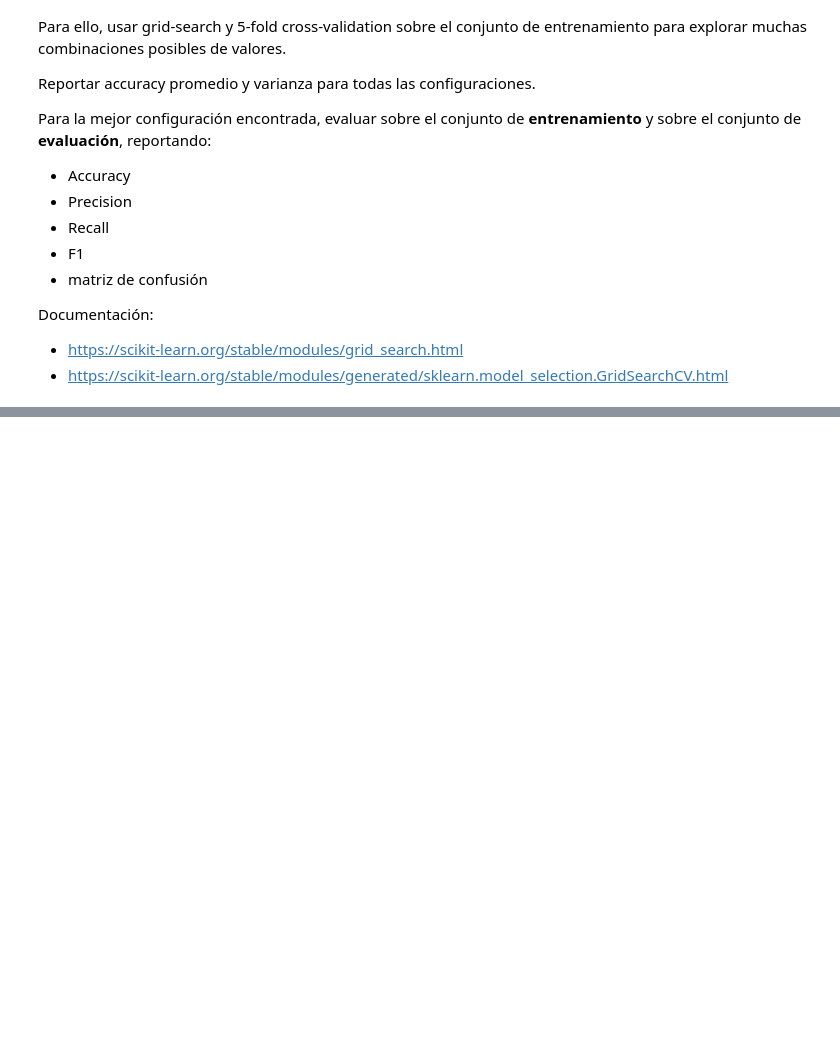
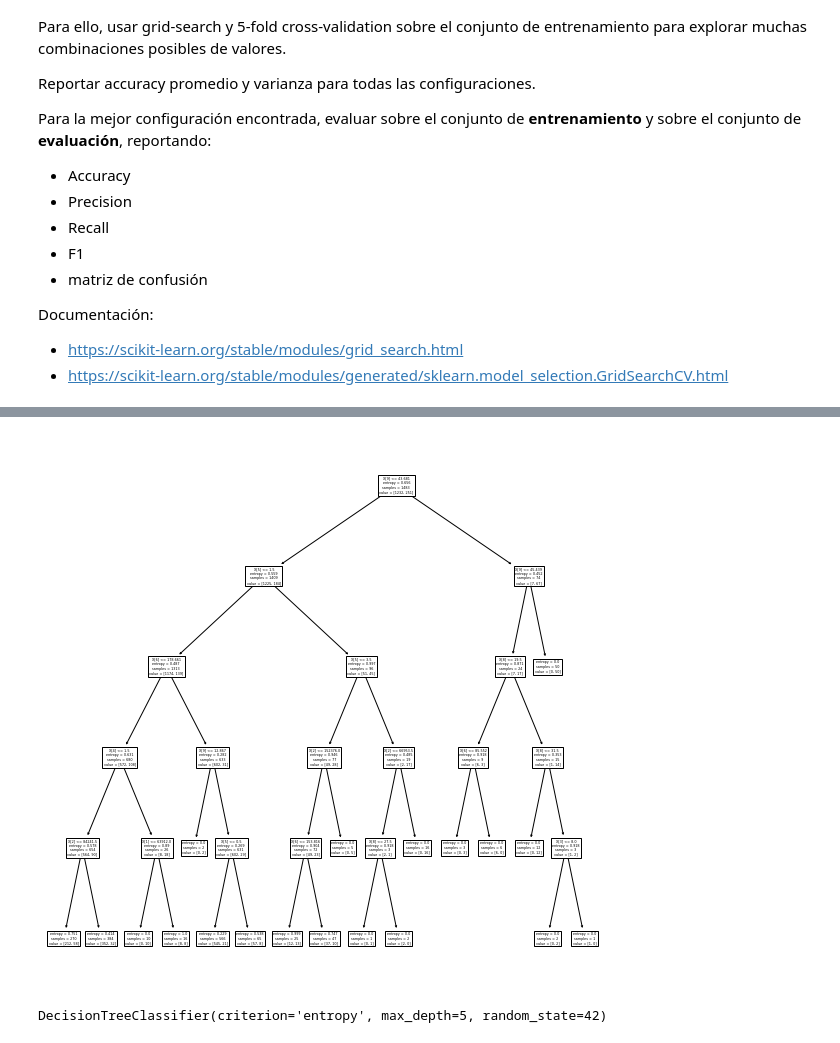
Before and after one commit to mauroeparis/introAprendizajeAutomatico, a Jupyter notebook: mauro_lab2.ipynb, the cells around one changed output, grey strips where cells are left out. Saved outputs shown, nothing was run; the diff lists cells and outputs as text; code cells hidden in the pictures; blank space fills up the shorter version.

```diff
--- a/mauro_lab2.ipynb
+++ b/mauro_lab2.ipynb
@@ -266,24 +369,3 @@ de **entrenamiento** y sobre el conjunto de **evaluación**, reportando:
 Documentación:
 - https://scikit-learn.org/stable/modules/grid_search.html
 - https://scikit-learn.org/stable/modules/generated/sklearn.model_selection.GridSearchCV.html
-# %%
-grid_values = {
-    'criterion': ['gini', 'entropy'],
-    'max_depth': [2, 5, 15, 30],
-    'min_samples_leaf': [1, 2, 3, 5],
-}
-grid_clf_acc = GridSearchCV(
-    clf_tree,
-    param_grid=grid_values,
-    scoring='recall'
-)
-grid_clf_acc.fit(X_train, y_train)
-
-#Predict values based on new parameters
-y_pred_acc = grid_clf_acc.predict(X_test)
-
-# New Model Evaluation metrics
-print('Accuracy Score : ' + str(accuracy_score(y_test,y_pred_acc)))
-print('Precision Score : ' + str(precision_score(y_test,y_pred_acc)))
-print('Recall Score : ' + str(recall_score(y_test,y_pred_acc)))
-print('F1 Score : ' + str(f1_score(y_test,y_pred_acc)))
@@ -294,0 +372,11 @@ F1 Score : 0.6386554621848739
+# %%
+param_grid_tree = {
+    "criterion": ['gini', 'entropy'],
+    "max_depth": [1, 2, 3, 4, 5],
+    "min_samples_split": [2, 3, 4]
+}
+
+clf_tree = DecisionTreeClassifier(random_state=42)
+# %%
+grid_tree = GridSearchCV(clf_tree, param_grid_tree, scoring='accuracy', cv=5)
+grid_tree.fit(X_train, y_train);
@@ -294,0 +406,14 @@ F1 Score : 0.6386554621848739
+# %%
+tree_best_model = grid_tree.best_estimator_
+# %%
+from sklearn.tree import plot_tree
+import matplotlib.pyplot as plt
+
+plt.figure(figsize= (10, 10))
+plot_tree(tree_best_model);
+# %% [output]
+[figure, added]
+# %%
+tree_best_model
+# %% [output]
+DecisionTreeClassifier(criterion='entropy', max_depth=5, random_state=42)
```
Also changed, not shown: parts of 24 cells of this notebook.
